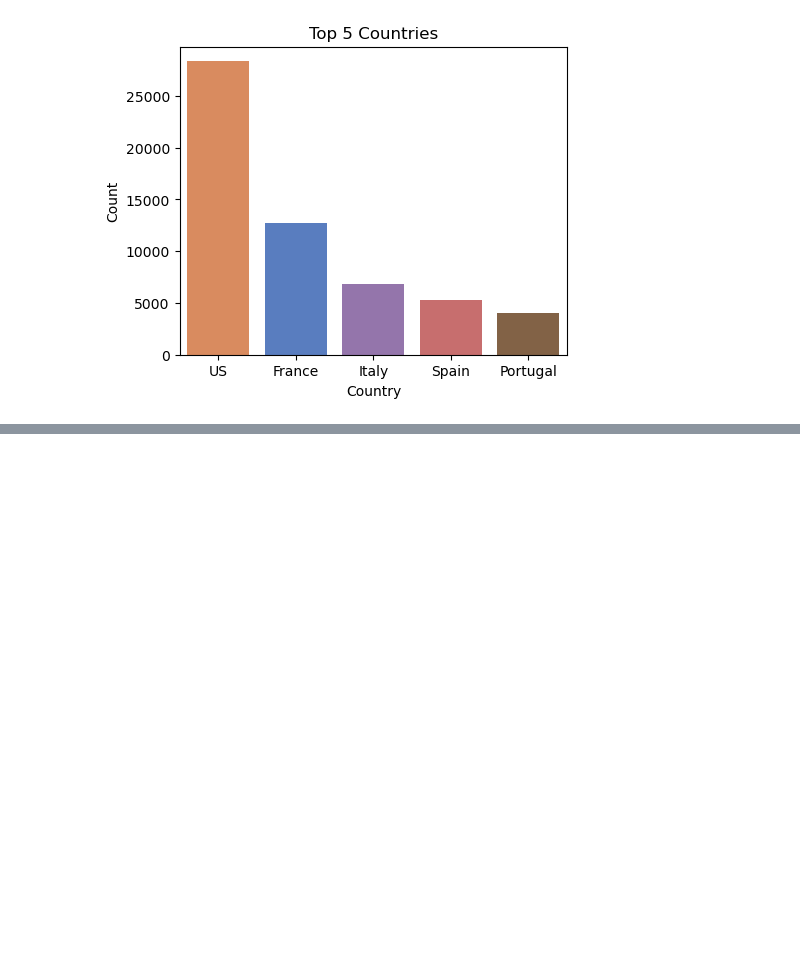
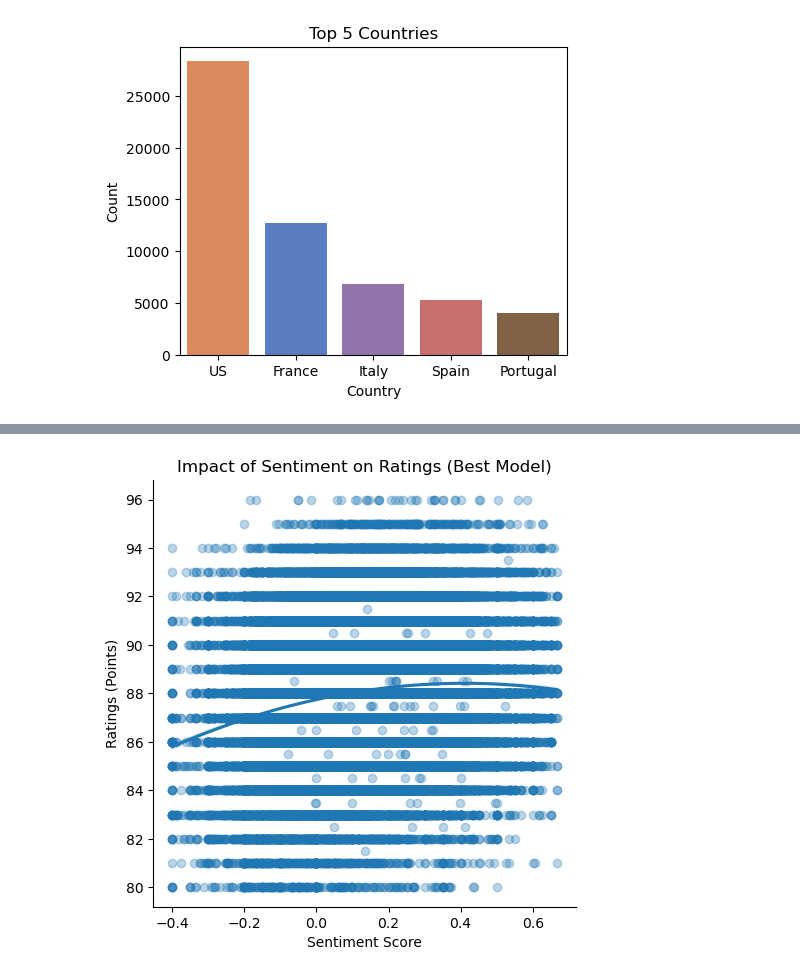
Before and after one commit to annelisesaive/Wine_tasting_KG, a Jupyter notebook: code/Exploratory_data_analyses.ipynb, the cells around one changed output, grey strips where cells are left out. Saved outputs shown, nothing was run; the diff lists cells and outputs as text; code cells hidden in the pictures; blank space fills up the shorter version.

```diff
--- a/code/Exploratory_data_analyses.ipynb
+++ b/code/Exploratory_data_analyses.ipynb
@@ -550,0 +687,81 @@ Best Breakpoint for Descriptive Richness vs. Price: 32.0
+# %%
+import pandas as pd
+import numpy as np
+import statsmodels.api as sm
+from textblob import TextBlob
+import matplotlib.pyplot as plt
+from sklearn.model_selection import train_test_split
+import seaborn as sns
+
+# Load the dataset
+file_path = '/Users/annelise/Documents/GitHub/Wine_tasting_KG/data_kaggle/'
+wine_data = pd.read_csv(file_path + 'cleaned_wine_data_price_max=50_desc=cleaned.csv')
+
+# Compute adj_noun_sum as the sum of num_adjectives and num_nouns
+wine_data['adj_noun_sum'] = wine_data['num_adjectives'] + wine_data['num_nouns']
+
+# Compute sentiment score for each wine description using TextBlob
+wine_data['sentiment_score'] = wine_data['processed_description'].apply(lambda x: TextBlob(x).sentiment.polarity)
+
+# Function to remove outliers based on IQR
+def remove_outliers(df, columns):
+    for col in columns:
+        Q1 = df[col].quantile(0.25)
+        Q3 = df[col].quantile(0.75)
+        IQR = Q3 - Q1
+        df = df[(df[col] >= (Q1 - 1.5 * IQR)) & (df[col] <= (Q3 + 1.5 * IQR))]
+    return df
+
+# Columns to check for outliers
+columns_to_check = ['price', 'points', 'adj_noun_sum', 'sentiment_score']
+cleaned_wine_data = remove_outliers(wine_data, columns_to_check)
+
+# Prepare the dataset for regression analysis
+X = cleaned_wine_data[['price', 'adj_noun_sum']]
+y = cleaned_wine_data['points']
+
+# Create different models to evaluate the impact of linear vs. quadratic sentiment terms
+# Model 1: Linear Sentiment Only
+X_model1 = cleaned_wine_data[['price', 'adj_noun_sum', 'sentiment_score']]
+X_model1 = sm.add_constant(X_model1)  # Add constant term
+model1 = sm.OLS(y, X_model1).fit()
+
+# Model 2: Quadratic Sentiment Only
+cleaned_wine_data['sentiment_squared'] = cleaned_wine_data['sentiment_score'] ** 2
+X_model2 = cleaned_wine_data[['price', 'adj_noun_sum', 'sentiment_score', 'sentiment_squared']]
+X_model2 = sm.add_constant(X_model2)  # Add constant term
+model2 = sm.OLS(y, X_model2).fit()
+
+# Model 3: No Sentiment Terms
+X_model3 = cleaned_wine_data[['price', 'adj_noun_sum']]
+X_model3 = sm.add_constant(X_model3)  # Add constant term
+model3 = sm.OLS(y, X_model3).fit()
+
+# Display model summaries for comparison
+print("\nModel 1: Linear Sentiment Only\n", model1.summary())
+print("\nModel 2: Quadratic Sentiment\n", model2.summary())
+print("\nModel 3: No Sentiment Terms\n", model3.summary())
+
+# Compare AIC, BIC, and R-squared values for model selection
+print("\nComparison of Models:\n")
+print(f"Model 1 - Linear Sentiment Only: R-squared = {model1.rsquared:.4f}, AIC = {model1.aic:.2f}, BIC = {model1.bic:.2f}")
+print(f"Model 2 - Quadratic Sentiment: R-squared = {model2.rsquared:.4f}, AIC = {model2.aic:.2f}, BIC = {model2.bic:.2f}")
+print(f"Model 3 - No Sentiment Terms: R-squared = {model3.rsquared:.4f}, AIC = {model3.aic:.2f}, BIC = {model3.bic:.2f}")
+
+# Determine the best model based on AIC/BIC
+best_model = min([(model1, model1.aic, model1.bic),
+                  (model2, model2.aic, model2.bic),
+                  (model3, model3.aic, model3.bic)], key=lambda x: (x[1], x[2]))
+
+print("\nSelected Best Model Based on AIC and BIC:\n", best_model[0].summary())
+
+# Visualize sentiment effects in the best model if sentiment is included
+if 'sentiment_score' in best_model[0].params.index:
+    sns.lmplot(x='sentiment_score', y='points', data=cleaned_wine_data, order=2 if 'sentiment_squared' in best_model[0].params.index else 1, scatter_kws={"alpha": 0.3})
+    plt.title("Impact of Sentiment on Ratings (Best Model)")
+    plt.xlabel("Sentiment Score")
+    plt.ylabel("Ratings (Points)")
+    plt.show()
+else:
+    print("\nSentiment was not included in the best model.")
+# %% [output]
@@ -550,0 +785 @@ Best Breakpoint for Descriptive Richness vs. Price: 32.0
+[figure, added]
```
Also changed, not shown: parts of 5 cells of this notebook, 2 other files.
